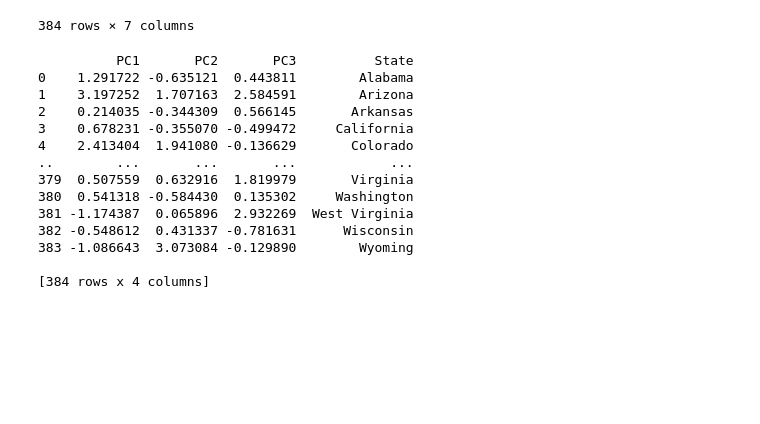
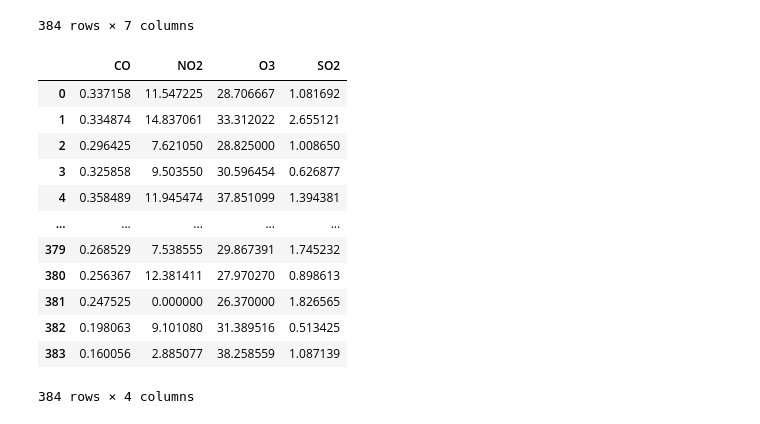
Before and after one commit to 5UMUK/ProjectAQI, a Jupyter notebook: Predictions/Predictions.ipynb, the cells around one changed output. Drawn from its saved outputs; the diff is of its cells as text; code cells hidden in the pictures; blank space fills up the shorter version.

```diff
--- a/Predictions/Predictions.ipynb
+++ b/Predictions/Predictions.ipynb
@@ -34,29 +34,19 @@ numeric_columns_scale = ["CO", "NO2", "O3", "SO2"]
 scaler = StandardScaler()
 data_scaled = scaler.fit_transform(df[numeric_columns_scale])
 # Apply PCA with 3 components
-pca = PCA(n_components=3)
-pca_result = pca.fit_transform(data_scaled)
-
-# Create a DataFrame with the first 3 principal components
-pca_df = pd.DataFrame(data=pca_result, columns=["PC1", "PC2", "PC3"])
-
-# Add the 'State' column back
-pca_df["State"] = df["State"]
-
-# Print the DataFrame with the first 3 principal components
-print(pca_df)
-# %% [output]
-          PC1       PC2       PC3          State
-0    1.291722 -0.635121  0.443811        Alabama
-1    3.197252  1.707163  2.584591        Arizona
-2    0.214035 -0.344309  0.566145       Arkansas
-3    0.678231 -0.355070 -0.499472     California
-4    2.413404  1.941080 -0.136629       Colorado
-..        ...       ...       ...            ...
-379  0.507559  0.632916  1.819979       Virginia
-380  0.541318 -0.584430  0.135302     Washington
-381 -1.174387  0.065896  2.932269  West Virginia
-382 -0.548612  0.431337 -0.781631      Wisconsin
-383 -1.086643  3.073084 -0.129890        Wyoming
-
-[384 rows x 4 columns]
+# %%
+df[numeric_columns_scale]
+# %% [output]
+|  | CO | NO2 | O3 | SO2 |
+| 0 | 0.337158 | 11.547225 | 28.706667 | 1.081692 |
+| 1 | 0.334874 | 14.837061 | 33.312022 | 2.655121 |
+| 2 | 0.296425 | 7.621050 | 28.825000 | 1.008650 |
+| 3 | 0.325858 | 9.503550 | 30.596454 | 0.626877 |
+| 4 | 0.358489 | 11.945474 | 37.851099 | 1.394381 |
+| ... | ... | ... | ... | ... |
+| 379 | 0.268529 | 7.538555 | 29.867391 | 1.745232 |
+| 380 | 0.256367 | 12.381411 | 27.970270 | 0.898613 |
+| 381 | 0.247525 | 0.000000 | 26.370000 | 1.826565 |
+| 382 | 0.198063 | 9.101080 | 31.389516 | 0.513425 |
+| 383 | 0.160056 | 2.885077 | 38.258559 | 1.087139 |
+384 rows × 4 columns
```
Also changed, not shown: parts of 8 cells of this notebook, 8 other files.
